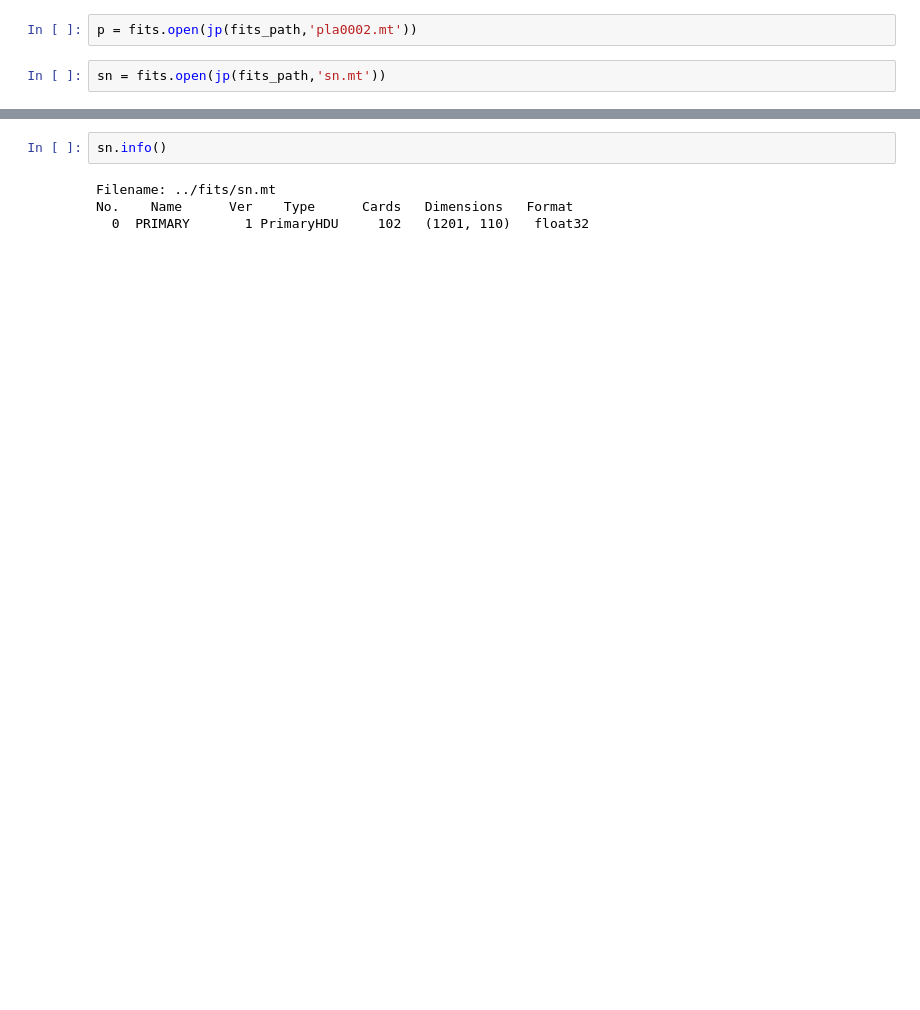
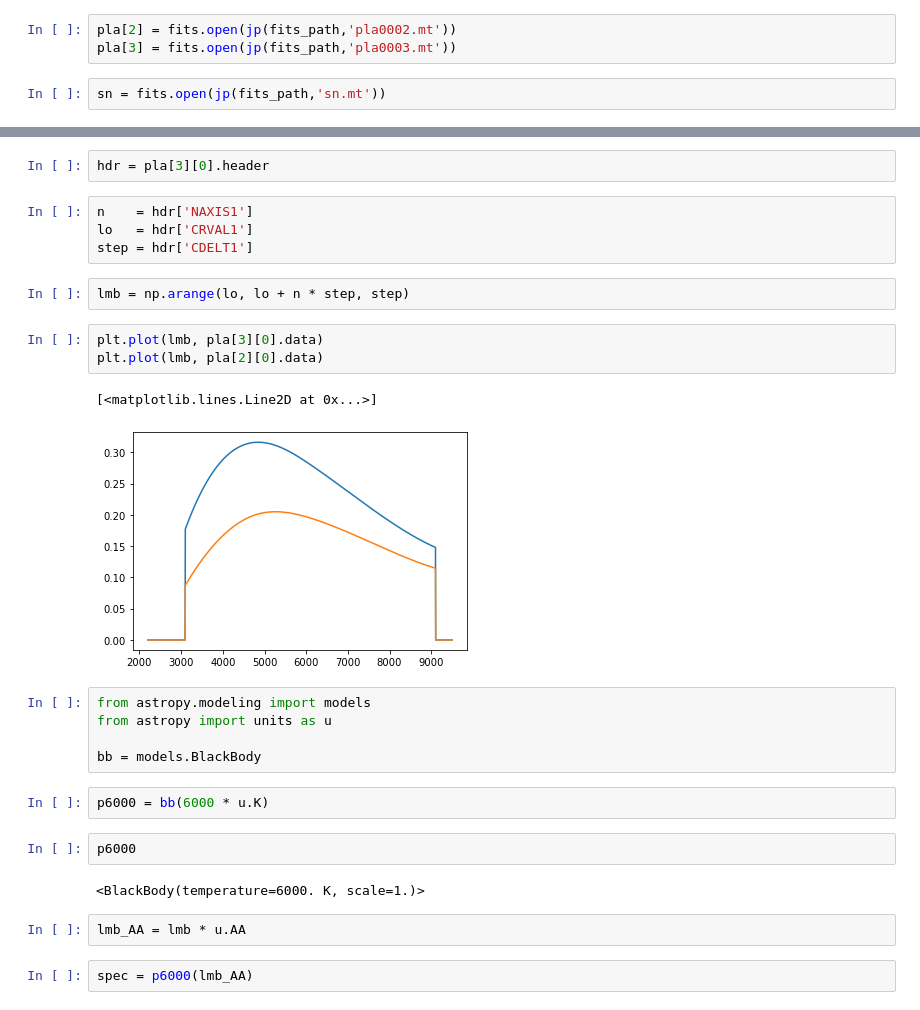
Before and after one commit to mlincett/sn1987a-spectroscopy, a Jupyter notebook: notebooks/SN1987A.ipynb, the cells around one changed output, grey strips where cells are left out. Saved outputs shown, nothing was run; the diff lists cells and outputs as text; blank space fills up the shorter version.

```diff
--- a/notebooks/SN1987A.ipynb
+++ b/notebooks/SN1987A.ipynb
@@ -8,5 +12,6 @@ file = jp(fits_path, 'sn.fits')
 # %%
-p = fits.open(jp(fits_path,'pla0002.mt'))
+pla[2] = fits.open(jp(fits_path,'pla0002.mt'))
+pla[3] = fits.open(jp(fits_path,'pla0003.mt'))
 # %%
 sn = fits.open(jp(fits_path,'sn.mt'))
 # %%
@@ -22,6 +57,29 @@ p[0]
 # %%
-sn.info()
+hdr = pla[3][0].header
-# %% [output]
-Filename: ../fits/sn.mt
-No.    Name      Ver    Type      Cards   Dimensions   Format
-  0  PRIMARY       1 PrimaryHDU     102   (1201, 110)   float32
+# %%
+n    = hdr['NAXIS1']
+lo   = hdr['CRVAL1']
+step = hdr['CDELT1']
+# %%
+lmb = np.arange(lo, lo + n * step, step)
+# %%
+plt.plot(lmb, pla[3][0].data)
+plt.plot(lmb, pla[2][0].data)
+# %% [output]
+[<matplotlib.lines.Line2D at 0x...>]
+[figure, added]
+# %%
+from astropy.modeling import models
+from astropy import units as u
+
+bb = models.BlackBody
+# %%
+p6000 = bb(6000 * u.K)
+# %%
+p6000
+# %% [output]
+<BlackBody(temperature=6000. K, scale=1.)>
+# %%
+lmb_AA = lmb * u.AA
+# %%
+spec = p6000(lmb_AA)
```
Also changed, not shown: parts of 9 cells of this notebook.
